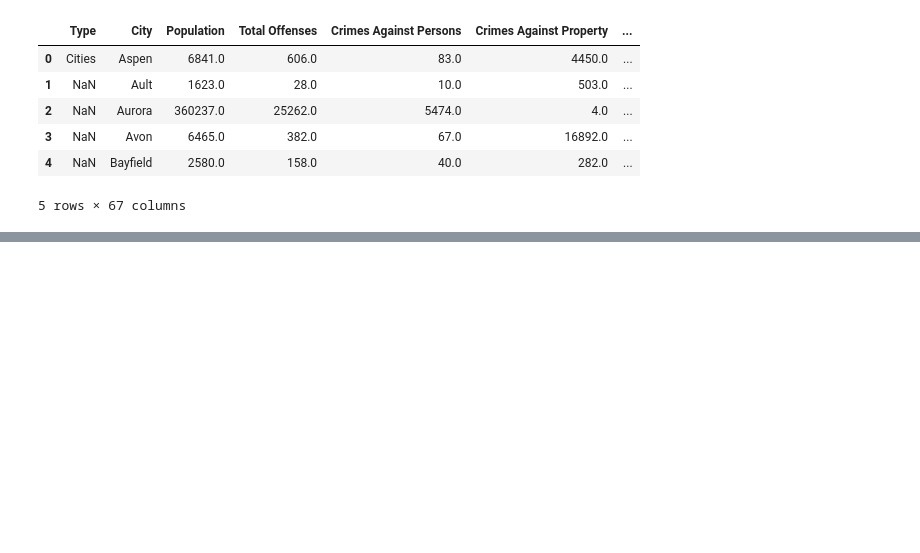
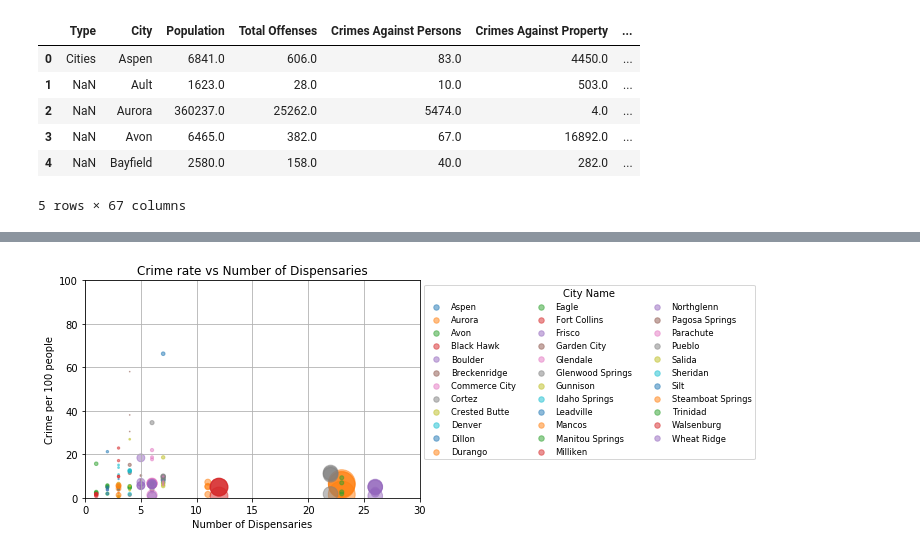
Before and after one commit to joshshigaki/Team-5, a Jupyter notebook: CO Businesses.ipynb, the cells around one changed output, grey strips where cells are left out. Saved outputs shown, nothing was run; the diff lists cells and outputs as text; code cells hidden in the pictures; blank space fills up the shorter version.

```diff
--- a/CO Businesses.ipynb
+++ b/CO Businesses.ipynb
@@ -205,0 +213,36 @@ ValueError: x and y must have same first dimension, but have shapes (4,) and (19
+# %%
+#Using a scatter plot to show the correlation between number of dispensary and crime in city
+year=[2013,2014,2015,2016]
+city_counter=[]
+city_index=0
+
+#Loop Through my city list
+for d in city_list:
+        temp_df = clean_store_crime.loc[(clean_store_crime["City"]==d)]
+        crime_rate = temp_df["Crime Per 100 Person"]
+        population =temp_df["Population"]
+        number_dispensary = temp_df["Licensee"]
+        plt.scatter(number_dispensary,crime_rate, s=population/500, marker="o", label=d,alpha=0.5)
+
+        #Use this city counter to help me loop through the legend later
+        city_counter.append(city_index)
+        city_index=city_index+1
+
+#Some basic beauty settings
+plt.xlim(0,30)
+plt.ylim(0,100)
+plt.grid()
+plt.xlabel("Number of Dispensaries")
+plt.ylabel("Crime per 100 people")
+plt.title("Crime rate vs Number of Dispensaries")
+lgnd = plt.legend(fontsize="small", mode="Expanded",
+                numpoints=1, scatterpoints=1,
+                loc=0, title="City Name",
+                labelspacing=0.5,ncol=3,fancybox=True,bbox_to_anchor=(1,1))
+#This part is just to make all the legend having same size mark size
+for index in city_counter:
+    lgnd.legendHandles[index]._sizes = [30]
+
+plt.savefig("Crime Rate vs. Number of Dispensaries.png")
+# %% [output]
+[figure, added]
```
Also changed, not shown: parts of 13 cells of this notebook, 2 other files.
